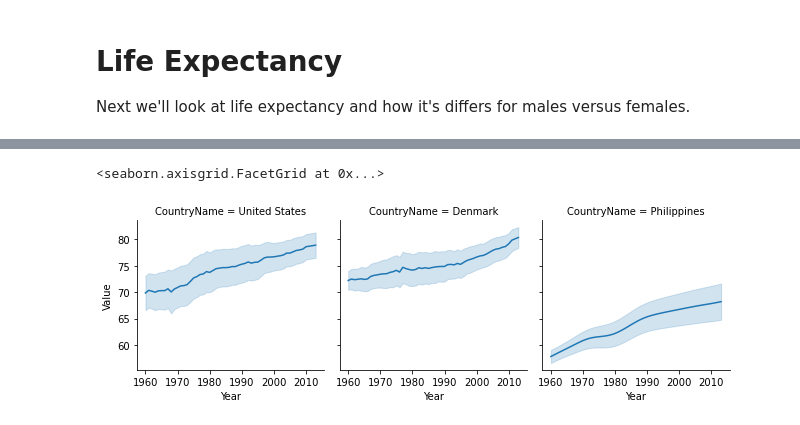
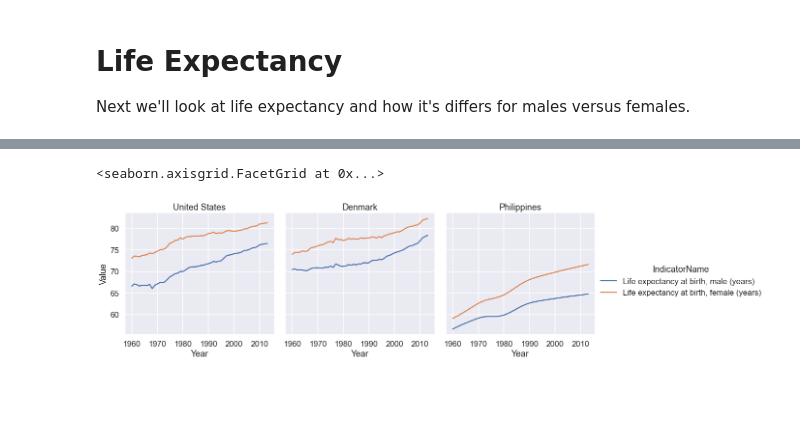
Before and after one commit to data-sandbox/world-development-indicators, a Jupyter notebook: world_development_indicators_exploration.ipynb, the cells around one changed output, grey strips where cells are left out. Drawn from its saved outputs; the diff is of its cells as text; code cells hidden in the pictures; blank space fills up the shorter version.

```diff
--- a/world_development_indicators_exploration.ipynb
+++ b/world_development_indicators_exploration.ipynb
@@ -11,7 +11,14 @@ import matplotlib.pyplot as plt
 import seaborn as sns
 import pickle
 # %%
-# read the data into a dataframe
-data = pd.read_csv('./data/Indicators.csv')
-# how large is this dataset?
-data.shape
+# only read csv if pickled dataframe is not available
+pickled = True
+
+if pickled == False:
+    # read the data into a dataframe
+    data = pd.read_csv('./data/Indicators.csv')
+    # how large is this dataset?
+    data.shape
+    # pickle the dataframe for faster load times later
+    with open('./data/Indicators.pkl', 'wb') as f:
+        pickle.dump(data, f)
@@ -204,6 +205,14 @@ plt.legend(labels=['1', '2'])
 # %%
-g = sns.FacetGrid(life_expectancy, col='CountryName')
+# reset default parameters
+sns.set_theme()
+# set font size
+sns.set_context("talk")
+# facetgrid to generate subplots
+g = sns.FacetGrid(life_expectancy, col='CountryName', hue='IndicatorName', sharey=True, sharex=True,
+                 height=5, aspect=1)
 g.map(sns.lineplot, 'Year', 'Value')
+g.set_titles(col_template="{col_name}")
+g.add_legend()
 # %% [output]
 <seaborn.axisgrid.FacetGrid at 0x...>
-[figure, old version]
+[figure, new version]
```
Also changed, not shown: parts of 5 cells of this notebook.
